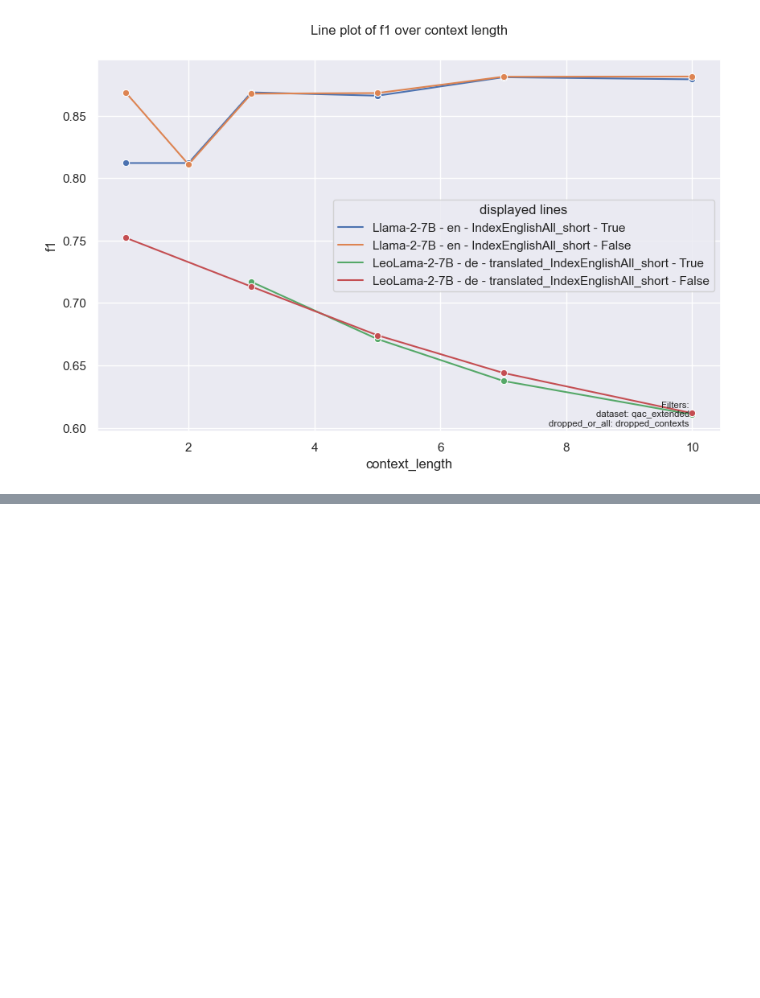
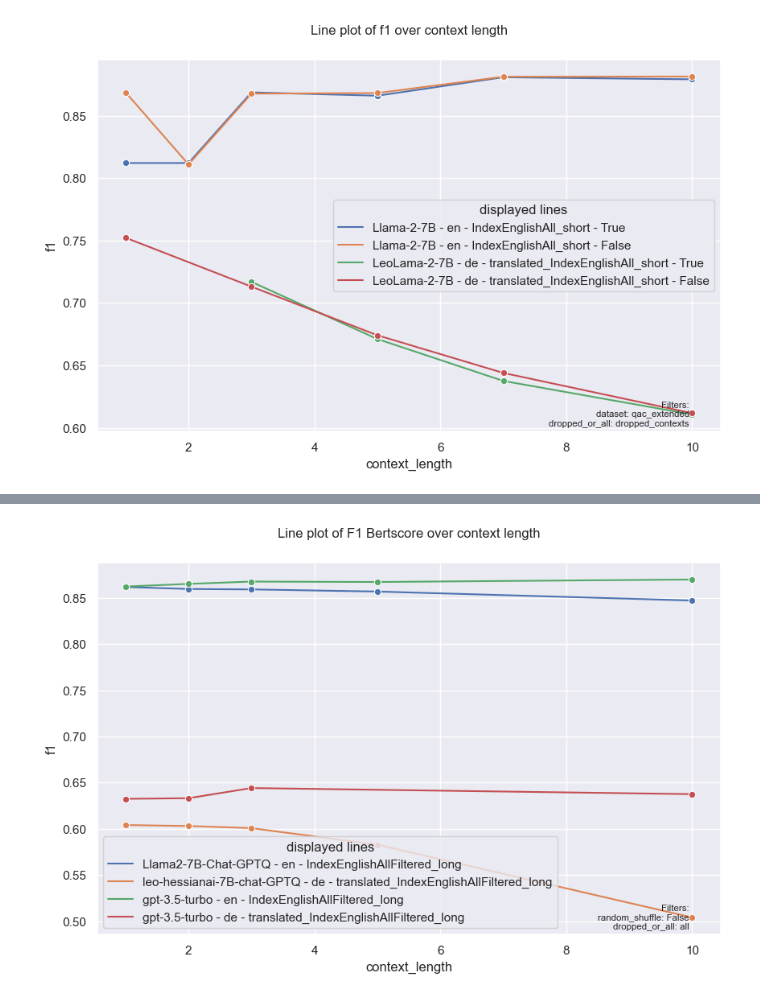
Before and after one commit to StephanPythonGod/Masterthesis, a Jupyter notebook: code/GenerateGraphs.ipynb, the cells around one changed output, grey strips where cells are left out. Drawn from its saved outputs; the diff is of its cells as text; code cells hidden in the pictures; blank space fills up the shorter version.

```diff
--- a/code/GenerateGraphs.ipynb
+++ b/code/GenerateGraphs.ipynb
@@ -754,0 +1092,15 @@ generate_lineplot(data, selected_indices=selected_indices, selected_readers=sele
+# %%
+# All relevant metric settings
+
+# Blue
+
+metric_keys_blue = ["blue", "bleu"]
+
+# Rouge
+metric_keys_rouge = ["rouge", "rougeL"]
+
+# BertScore
+metric_keys_bert = ["bertscore", "f1"]
+
+# LLM Accuracy
+metric_keys_llm = ["llm_accuracy", "accuracy"]
@@ -754,0 +1121,13 @@ generate_lineplot(data, selected_indices=selected_indices, selected_readers=sele
+# %%
+# Comparison to f1
+
+selected_indices = ["IndexEnglishAllFiltered_long", "translated_IndexEnglishAllFiltered_long"]
+selected_readers = ["Llama-2-7B", "LeoLama-2-7B", "OpenAI-GPT35"]
+random_shuffles = ["False"]
+dropped_or_all = ["all"]
+language = ["en", "de"]
+selected_datasets = ["qac_extended"]
+
+generate_lineplot(data, selected_indices=selected_indices, selected_readers=selected_readers, random_shuffles=random_shuffles, dropped_or_all=dropped_or_all, language=language, selected_datasets=selected_datasets, metric_keys=metric_keys_bert)
+# %% [output]
+[figure, added]
```
Also changed, not shown: parts of 31 cells of this notebook, 21 other files.
